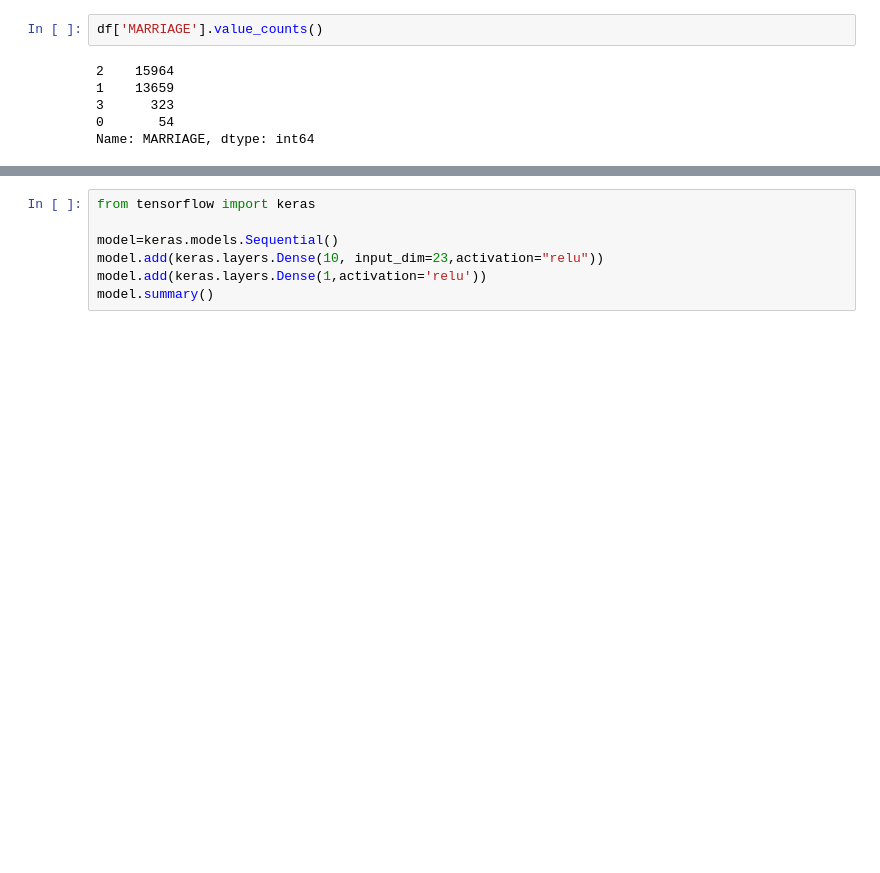
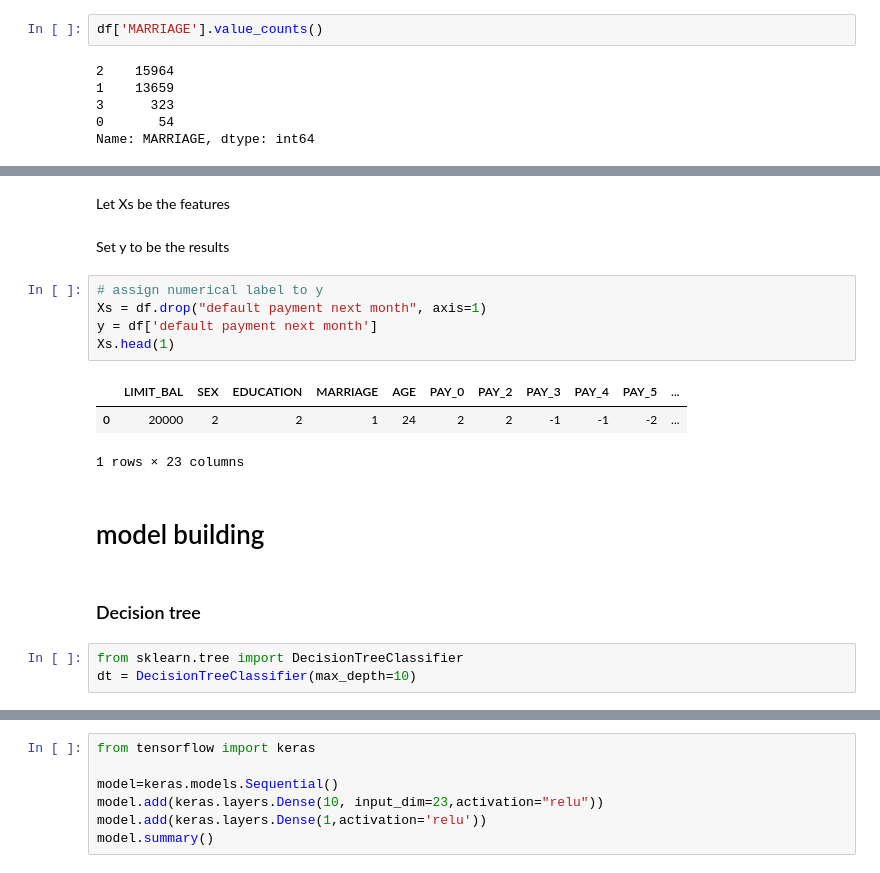
Before and after one commit to yizhengliu/MLCoursework, a Jupyter notebook: Coursework1_cat_so_far.ipynb, the cells around one changed output, grey strips where cells are left out. Cells and saved outputs as stored; diff of their text form; blank space fills up the shorter version.

```diff
--- a/Coursework1_cat_so_far.ipynb
+++ b/Coursework1_cat_so_far.ipynb
@@ -413,0 +150,20 @@ Classification accuracy: 81.92%
+# %% [markdown]
+Let Xs be the features
+# %% [markdown]
+Set y to be the results
+# %%
+# assign numerical label to y
+Xs = df.drop("default payment next month", axis=1)
+y = df['default payment next month']
+Xs.head(1)
+# %% [output]
+|  | LIMIT_BAL | SEX | EDUCATION | MARRIAGE | AGE | PAY_0 | PAY_2 | PAY_3 | PAY_4 | PAY_5 | ... |
+| 0 | 20000 | 2 | 2 | 1 | 24 | 2 | 2 | -1 | -1 | -2 | ... |
+1 rows × 23 columns
+# %% [markdown]
+<h1> model building
+# %% [markdown]
+<h3>Decision tree
+# %%
+from sklearn.tree import DecisionTreeClassifier
+dt = DecisionTreeClassifier(max_depth=10)
```
Also changed, not shown: parts of 65 cells of this notebook, 1 other file.
